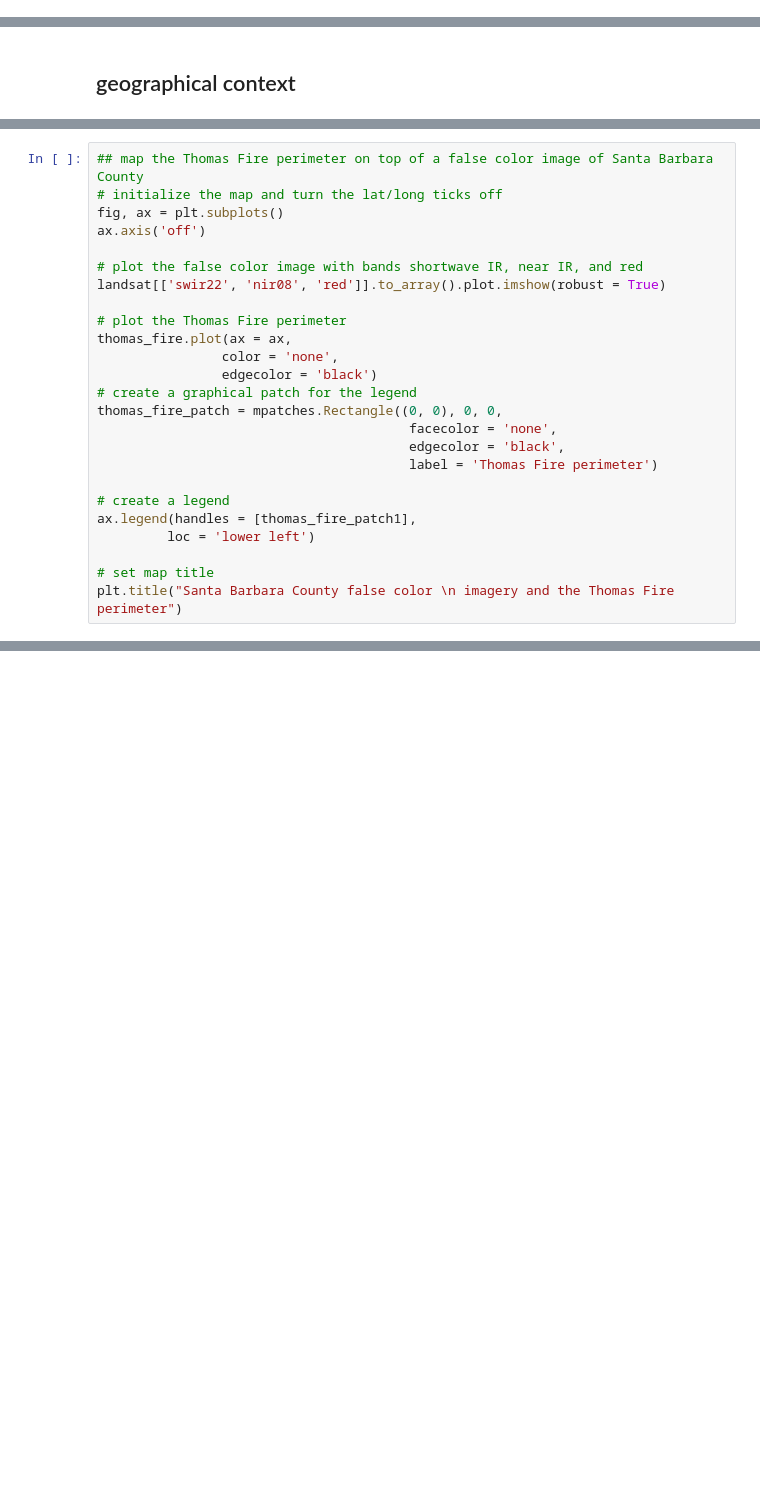
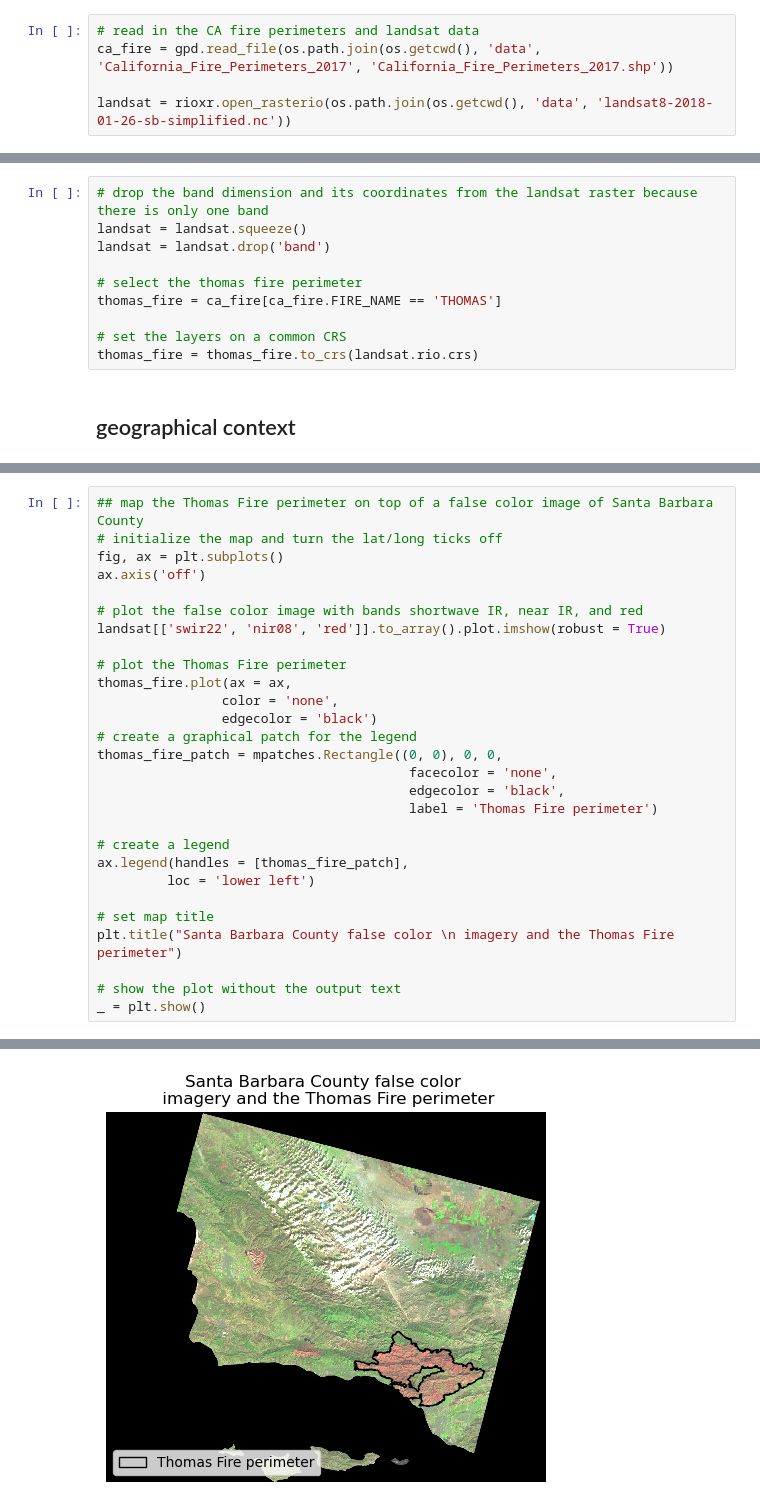
Before and after one commit to charliecurtin1/air_quality_and_imagery, a Jupyter notebook: air_quality_and_imagery.ipynb, the cells around one changed output, grey strips where cells are left out. Saved outputs shown, nothing was run; the diff lists cells and outputs as text; blank space fills up the shorter version.

```diff
--- a/air_quality_and_imagery.ipynb
+++ b/air_quality_and_imagery.ipynb
@@ -33,0 +34,5 @@ from shapely.geometry import box
+# %%
+# read in the CA fire perimeters and landsat data
+ca_fire = gpd.read_file(os.path.join(os.getcwd(), 'data', 'California_Fire_Perimeters_2017', 'California_Fire_Perimeters_2017.shp'))
+
+landsat = rioxr.open_rasterio(os.path.join(os.getcwd(), 'data', 'landsat8-2018-01-26-sb-simplified.nc'))
@@ -34,2 +41,12 @@ from shapely.geometry import box
+# %%
+# drop the band dimension and its coordinates from the landsat raster because there is only one band
+landsat = landsat.squeeze()
+landsat = landsat.drop('band')
+
+# select the thomas fire perimeter
+thomas_fire = ca_fire[ca_fire.FIRE_NAME == 'THOMAS']
+
+# set the layers on a common CRS
+thomas_fire = thomas_fire.to_crs(landsat.rio.crs)
 # %% [markdown]
 ## geographical context
@@ -53,9 +72,12 @@ thomas_fire_patch = mpatches.Rectangle((0, 0), 0, 0,
                                         label = 'Thomas Fire perimeter')
 
 # create a legend
-ax.legend(handles = [thomas_fire_patch1],
+ax.legend(handles = [thomas_fire_patch],
          loc = 'lower left')
 
 # set map title
 plt.title("Santa Barbara County false color \n imagery and the Thomas Fire perimeter")
+
+# show the plot without the output text
+_ = plt.show()
 # %% [output]
@@ -63 +84 @@ NameError: name 'landsat' is not defined
-[figure, old version]
+[figure, new version]
```
Also changed, not shown: parts of 8 cells of this notebook.
